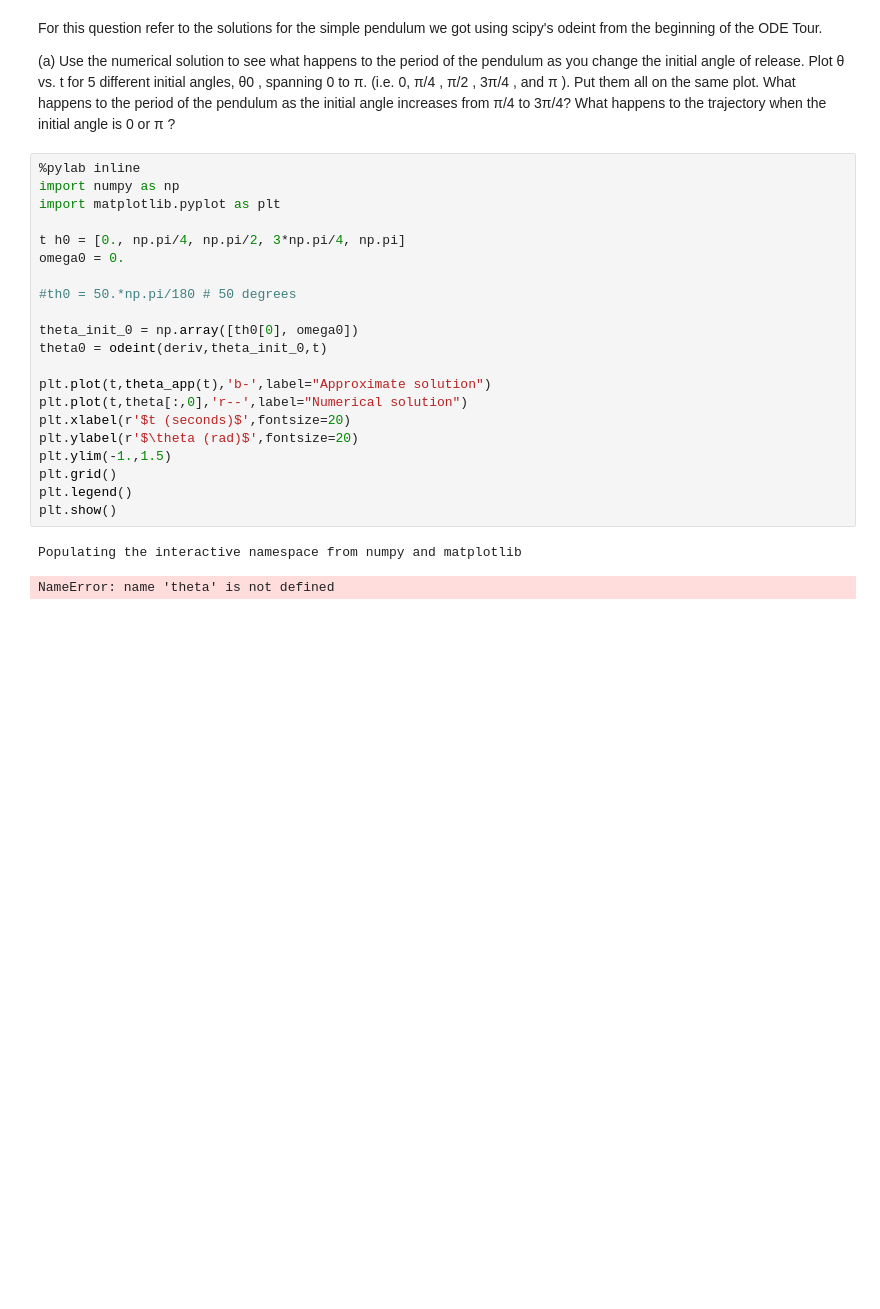
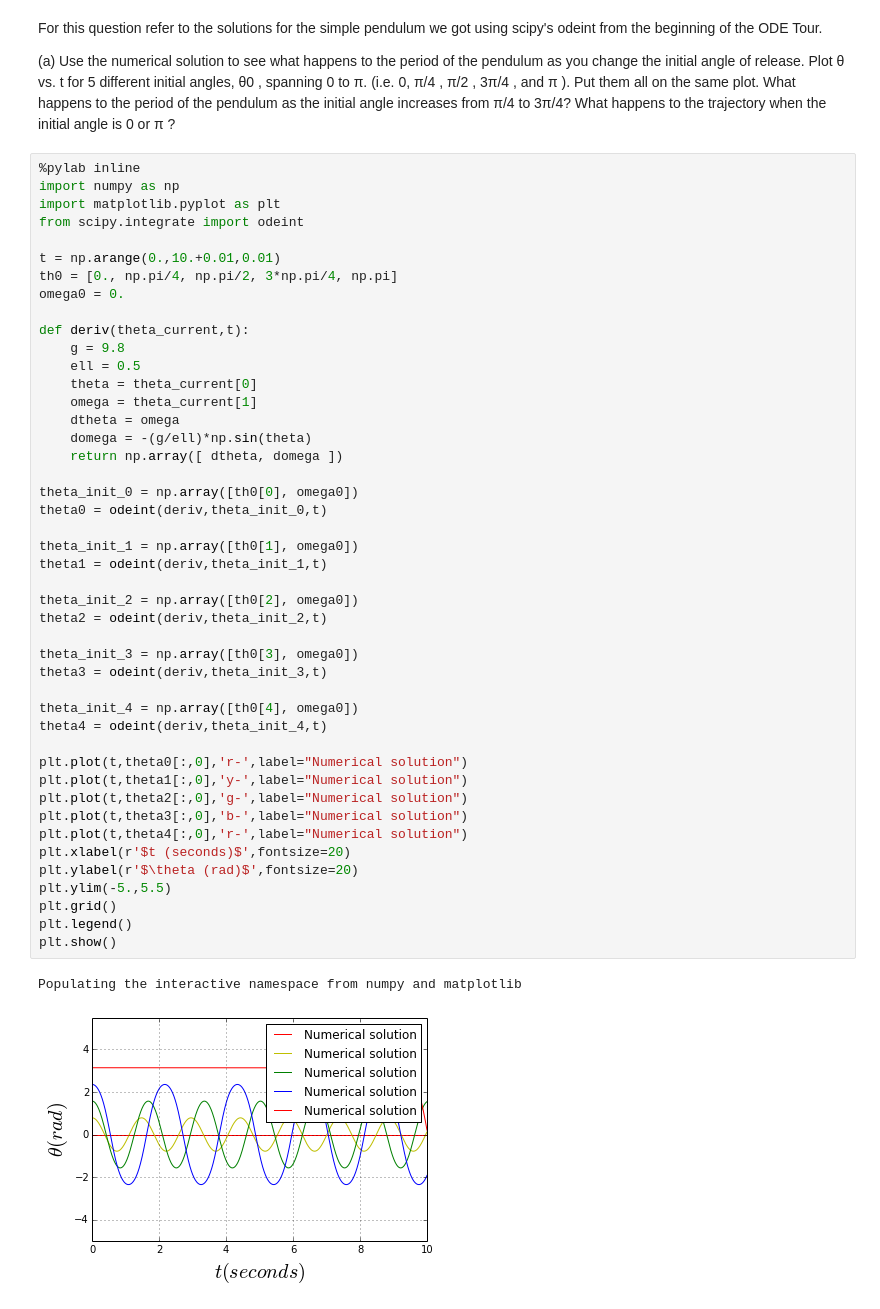
Before and after one commit to jjma3426/PHYS202-S14, a Jupyter notebook: SciPy/ODEExercises.ipynb, the cells around one changed output. Cells and saved outputs as stored; diff of their text form; blank space fills up the shorter version.

```diff
--- a/SciPy/ODEExercises.ipynb
+++ b/SciPy/ODEExercises.ipynb
@@ -9,24 +9,48 @@ For this question refer to the solutions for the simple pendulum we got using sc
 # %%
 %pylab inline
 import numpy as np
 import matplotlib.pyplot as plt
+from scipy.integrate import odeint
 
-t h0 = [0., np.pi/4, np.pi/2, 3*np.pi/4, np.pi]
+t = np.arange(0.,10.+0.01,0.01)
+th0 = [0., np.pi/4, np.pi/2, 3*np.pi/4, np.pi]
 omega0 = 0.
 
-#th0 = 50.*np.pi/180 # 50 degrees
+def deriv(theta_current,t):
+    g = 9.8
+    ell = 0.5
+    theta = theta_current[0]
+    omega = theta_current[1]
+    dtheta = omega
+    domega = -(g/ell)*np.sin(theta)
+    return np.array([ dtheta, domega ])
 
 theta_init_0 = np.array([th0[0], omega0])
 theta0 = odeint(deriv,theta_init_0,t)
 
-plt.plot(t,theta_app(t),'b-',label="Approximate solution")
-plt.plot(t,theta[:,0],'r--',label="Numerical solution")
+theta_init_1 = np.array([th0[1], omega0])
+theta1 = odeint(deriv,theta_init_1,t)
+
+theta_init_2 = np.array([th0[2], omega0])
+theta2 = odeint(deriv,theta_init_2,t)
+
+theta_init_3 = np.array([th0[3], omega0])
+theta3 = odeint(deriv,theta_init_3,t)
+
+theta_init_4 = np.array([th0[4], omega0])
+theta4 = odeint(deriv,theta_init_4,t)
+
+plt.plot(t,theta0[:,0],'r-',label="Numerical solution")
+plt.plot(t,theta1[:,0],'y-',label="Numerical solution")
+plt.plot(t,theta2[:,0],'g-',label="Numerical solution")
+plt.plot(t,theta3[:,0],'b-',label="Numerical solution")
+plt.plot(t,theta4[:,0],'r-',label="Numerical solution")
 plt.xlabel(r'$t (seconds)$',fontsize=20)
 plt.ylabel(r'$\theta (rad)$',fontsize=20)
-plt.ylim(-1.,1.5)
+plt.ylim(-5.,5.5)
 plt.grid()
 plt.legend()
 plt.show()
 # %% [output]
 Populating the interactive namespace from numpy and matplotlib
-NameError: name 'theta' is not defined
+[figure, added]
```
Also changed, not shown: parts of 7 cells of this notebook.
